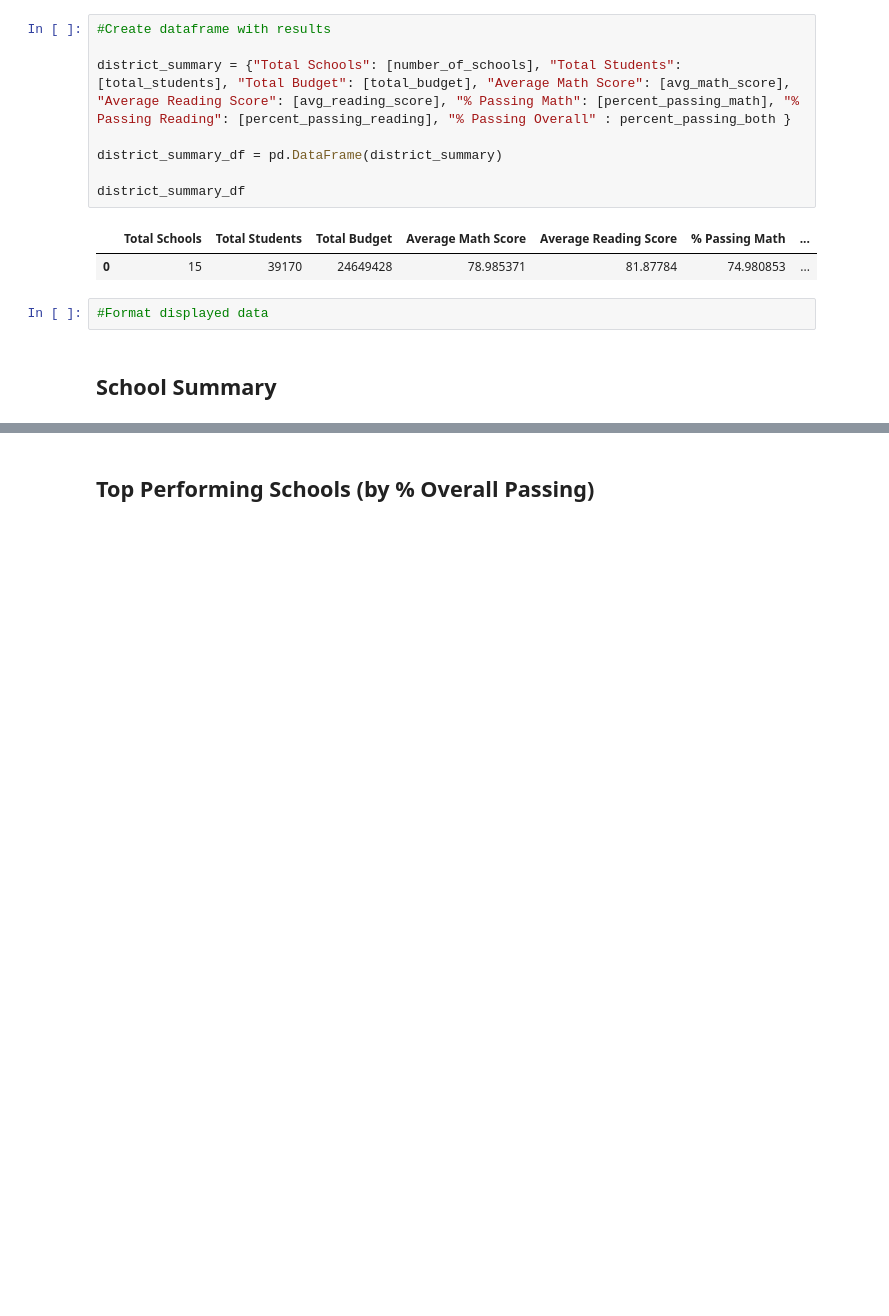
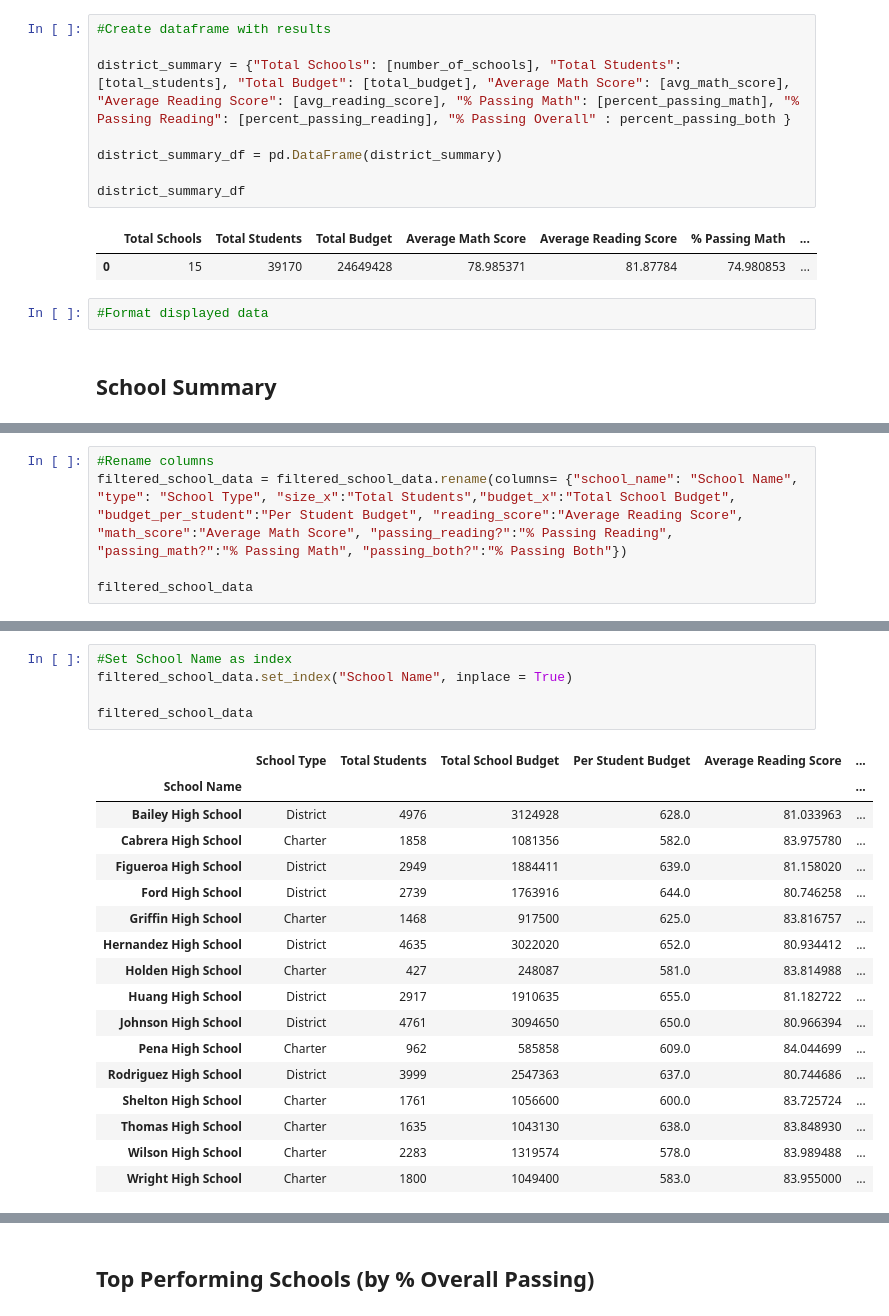
Before and after one commit to SamEspe/pandas-challenge, a Jupyter notebook: PyCitySchools/PandasChallenge.ipynb, the cells around one changed output, grey strips where cells are left out. Cells and saved outputs as stored; diff of their text form; blank space fills up the shorter version.

```diff
--- a/PyCitySchools/PandasChallenge.ipynb
+++ b/PyCitySchools/PandasChallenge.ipynb
@@ -221,0 +323,5 @@ school_summary_df
+# %%
+#Rename columns
+filtered_school_data = filtered_school_data.rename(columns= {"school_name": "School Name", "type": "School Type", "size_x":"Total Students","budget_x":"Total School Budget", "budget_per_student":"Per Student Budget", "reading_score":"Average Reading Score", "math_score":"Average Math Score", "passing_reading?":"% Passing Reading", "passing_math?":"% Passing Math", "passing_both?":"% Passing Both"})
+
+filtered_school_data
@@ -221,0 +345,23 @@ school_summary_df
+# %%
+#Set School Name as index
+filtered_school_data.set_index("School Name", inplace = True)
+
+filtered_school_data
+# %% [output]
+|  | School Type | Total Students | Total School Budget | Per Student Budget | Average Reading Score | ... |
+| School Name |  |  |  |  |  | ... |
+| Bailey High School | District | 4976 | 3124928 | 628.0 | 81.033963 | ... |
+| Cabrera High School | Charter | 1858 | 1081356 | 582.0 | 83.975780 | ... |
+| Figueroa High School | District | 2949 | 1884411 | 639.0 | 81.158020 | ... |
+| Ford High School | District | 2739 | 1763916 | 644.0 | 80.746258 | ... |
+| Griffin High School | Charter | 1468 | 917500 | 625.0 | 83.816757 | ... |
+| Hernandez High School | District | 4635 | 3022020 | 652.0 | 80.934412 | ... |
+| Holden High School | Charter | 427 | 248087 | 581.0 | 83.814988 | ... |
+| Huang High School | District | 2917 | 1910635 | 655.0 | 81.182722 | ... |
+| Johnson High School | District | 4761 | 3094650 | 650.0 | 80.966394 | ... |
+| Pena High School | Charter | 962 | 585858 | 609.0 | 84.044699 | ... |
+| Rodriguez High School | District | 3999 | 2547363 | 637.0 | 80.744686 | ... |
+| Shelton High School | Charter | 1761 | 1056600 | 600.0 | 83.725724 | ... |
+| Thomas High School | Charter | 1635 | 1043130 | 638.0 | 83.848930 | ... |
+| Wilson High School | Charter | 2283 | 1319574 | 578.0 | 83.989488 | ... |
+| Wright High School | Charter | 1800 | 1049400 | 583.0 | 83.955000 | ... |
```
Also changed, not shown: parts of 21 cells of this notebook.
